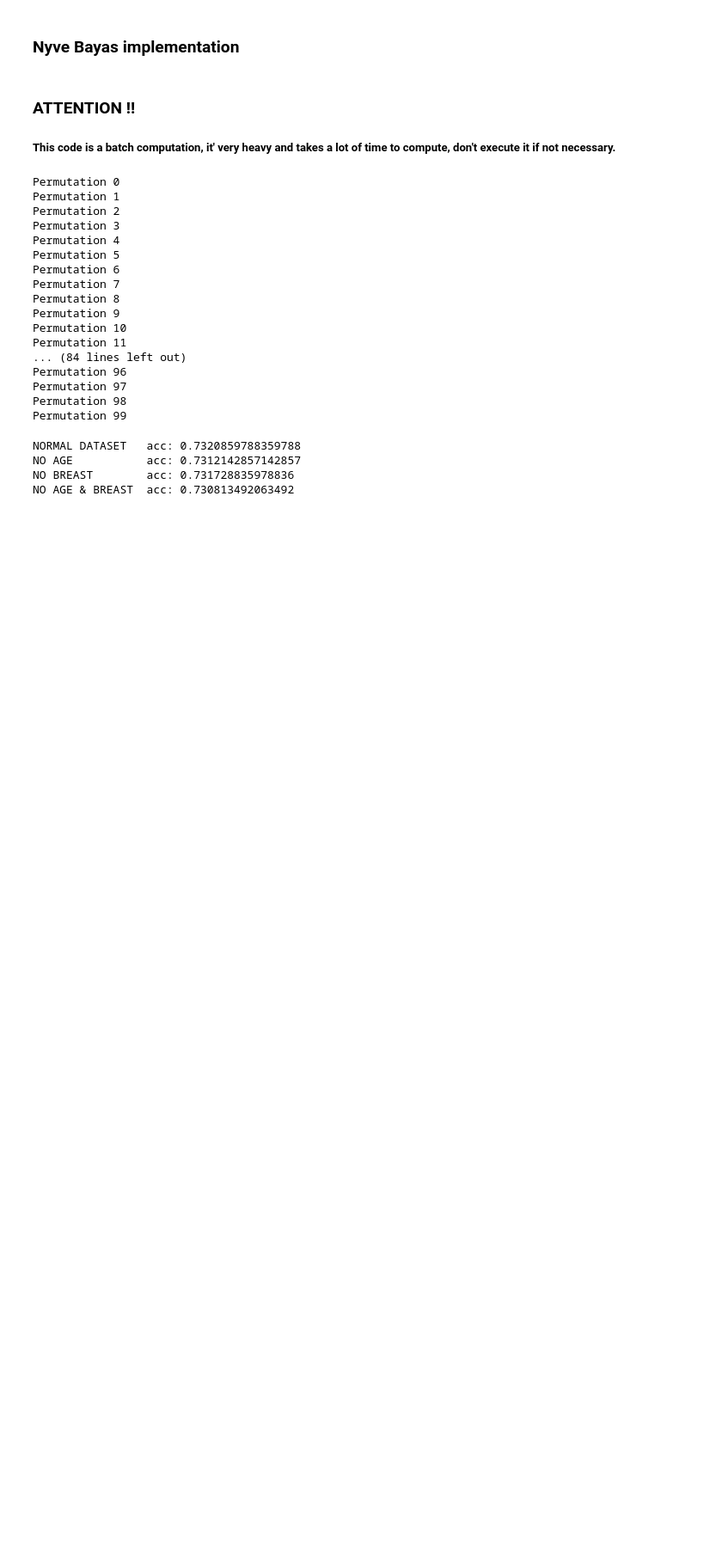
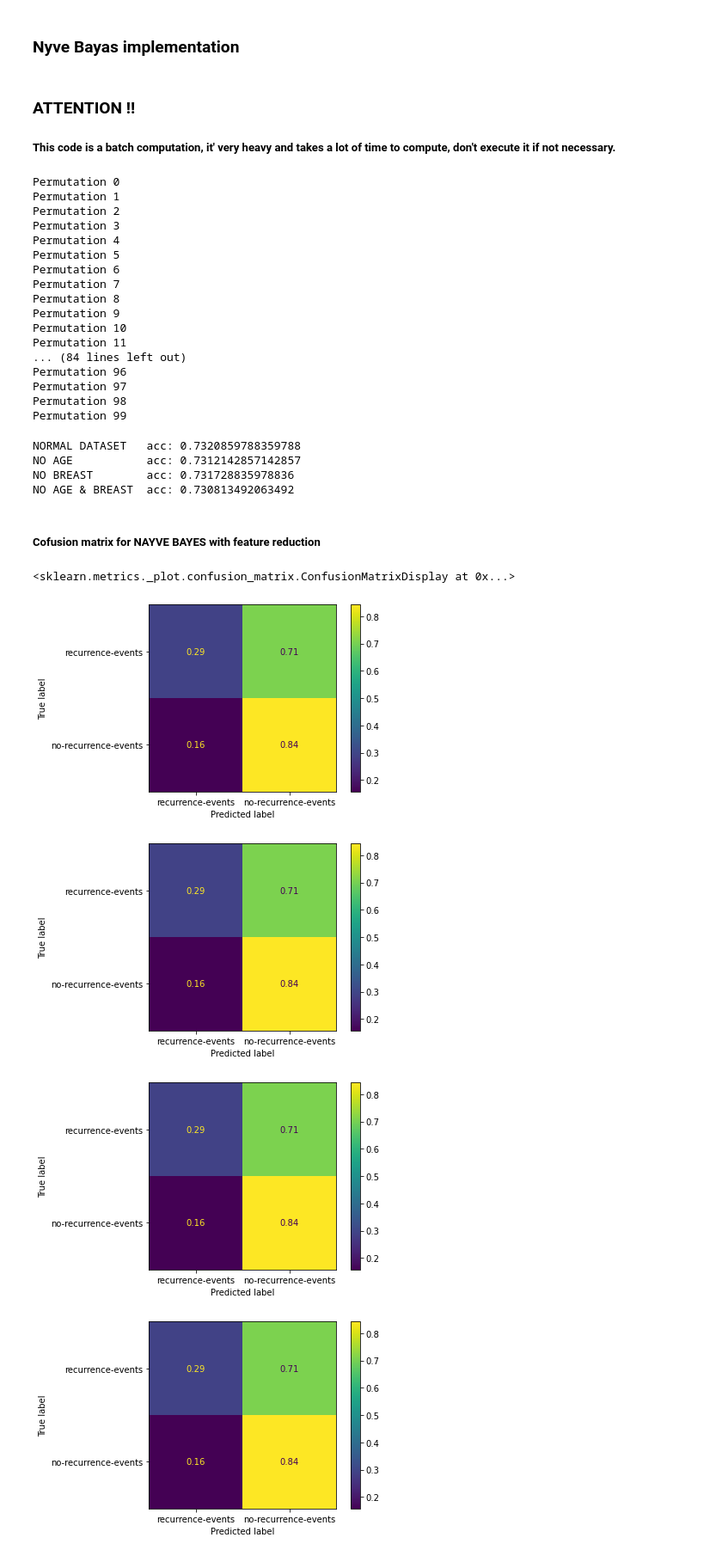
Before and after one commit to marceltransier/datamining-vt21-lab2, a Jupyter notebook: lab2.ipynb, the cells around one changed output. Shown at 86% size. Cells and saved outputs as stored; diff of their text form; code cells hidden in the pictures; blank space fills up the shorter version.

```diff
--- a/lab2.ipynb
+++ b/lab2.ipynb
@@ -94,12 +86,5 @@ Functions for permutation and splitting of the dataset
 # %%
-def permuteDatasets () :
-    Y = df['Class']
-    X = df.iloc[:,:-1]
-    m = df.shape[0]
-    permutation = np.random.permutation(m) # random permurtation
-
-    X = X.iloc[permutation]
-    Y = Y.iloc[permutation]
+def reducedDatasets (X,Y) :
 
     #Datasets with feature reduction
     X_breast = X[X.columns.difference(['age'])]
@@ -109,11 +94,19 @@ def permuteDatasets () :
 
     return X,X_breast,X_age,X_breast_age,Y
 
+def permuteDataset(X,Y) :
+    m = X.shape[0]
+    permutation = np.random.permutation(m) # random permutation
+
+    X = X.iloc[permutation]
+    Y = Y.iloc[permutation]
+    return X,Y
+
 def splitDataset (X,Y,ratio) :
-    m = X.shape[0]
-    m_training=round(m*ratio)
 
     #patterns in the test set
+    m = X.shape[0]
+    m_training = round(m*ratio)
     m_test = m-m_training
     X_training = []
     Y_training = []
@@ -219,7 +212,7 @@ nTrials = 50
 avgAccs = np.zeros( (4, nPermutation, nTrials) )
 for p in range(nPermutation) :
     print("Permutation " + str(p))
-    X, X_breast ,X_age, X_breast_age, Y = permuteDatasets ()
+    X, X_breast ,X_age, X_breast_age, Y = reducedDatasets ()
     for t in range(nTrials) :
         clf = tree.DecisionTreeClassifier()
         avgAccs[0,p,t] = np.average(cross_val_score(clf, X, Y, cv=nFolds))
@@ -271,7 +306,7 @@ nTrials = 50
 avgAccsBayes = np.zeros( (4, nPermutation, nTrials) )
 for p in range(nPermutation) :
     print("Permutation " + str(p))
-    X, X_breast ,X_age, X_breast_age, Y = permuteDatasets ()
+    X, X_breast ,X_age, X_breast_age, Y = reducedDatasets ()
     for t in range(nTrials) :
         clf = GaussianNB()
         avgAccsBayes[0,p,t] = np.average(cross_val_score(clf, X, Y, cv=nFolds))
@@ -309,3 +344,30 @@ NORMAL DATASET   acc: 0.7320859788359788
 NO AGE           acc: 0.7312142857142857
 NO BREAST        acc: 0.731728835978836
 NO AGE & BREAST  acc: 0.730813492063492
+# %% [markdown]
+##### Cofusion matrix for NAYVE BAYES with feature reduction
+# %%
+
+X,X_breast,X_age,X_breast_age,Y = reducedDatasets (X,Y)
+X_train,Y_train,X_test,Y_test = splitDataset(X,Y,0.8)
+X_train_a,Y_train_a,X_test_a,Y_test_a = splitDataset(X_age,Y,0.8)
+X_train_b,Y_train_b,X_test_b,Y_test_b = splitDataset(X_breast,Y,0.8)
+X_train_ab,Y_train_ab,X_test_ab,Y_test_ab = splitDataset(X_breast_age,Y,0.8)
+clf = GaussianNB()
+clf.fit(X_train, Y_train)
+sk.metrics.plot_confusion_matrix(clf, X_test, Y_test,normalize='true', display_labels = cats['Class'])
+clf = GaussianNB()
+clf.fit(X_train_a, Y_train_a)
+sk.metrics.plot_confusion_matrix(clf, X_test_a, Y_test_a,normalize='true', display_labels = cats['Class'])
+clf = GaussianNB()
+clf.fit(X_train_b, Y_train_b)
+sk.metrics.plot_confusion_matrix(clf, X_test_b, Y_test_b,normalize='true', display_labels = cats['Class'])
+clf = GaussianNB()
+clf.fit(X_train_ab, Y_train_ab)
+sk.metrics.plot_confusion_matrix(clf, X_test_ab, Y_test_ab,normalize='true', display_labels = cats['Class'])
+# %% [output]
+<sklearn.metrics._plot.confusion_matrix.ConfusionMatrixDisplay at 0x...>
+[figure, added]
+[figure, added]
+[figure, added]
+[figure, added]
```
Also changed, not shown: parts of 18 cells of this notebook, 2 other files.
